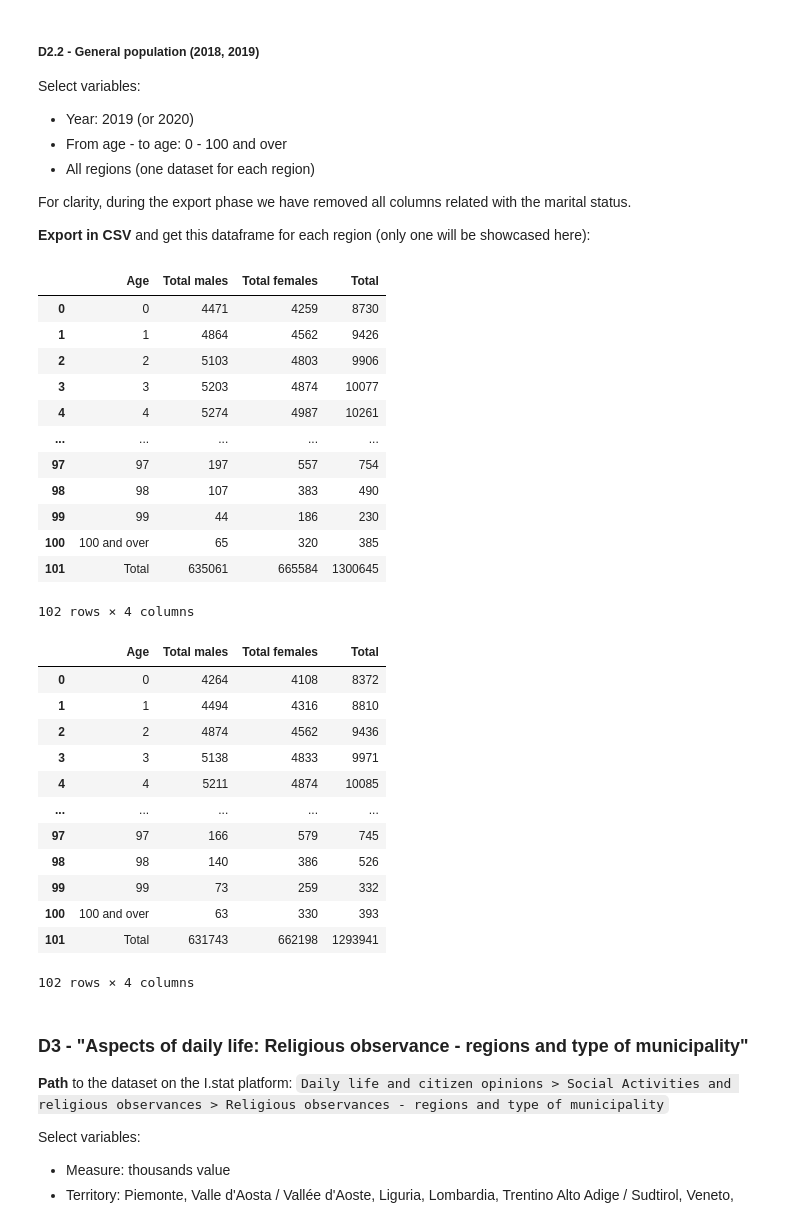
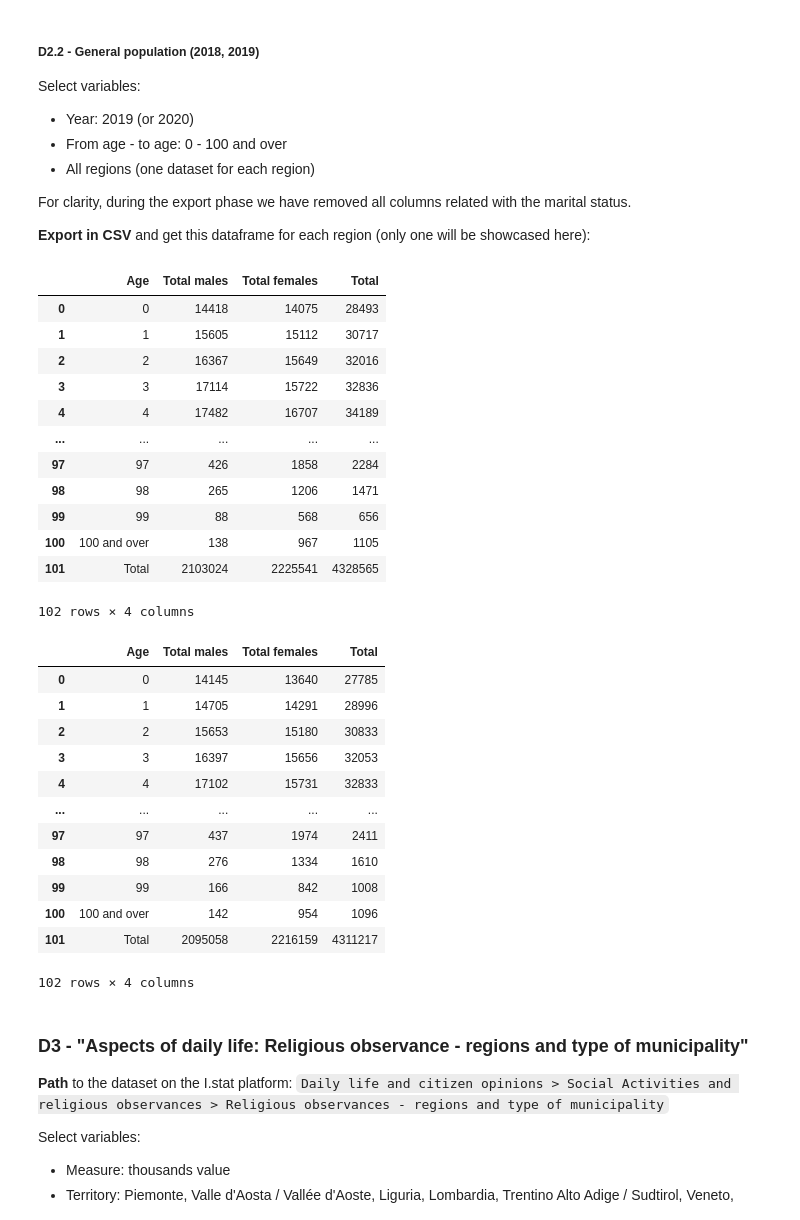
Before and after one commit to OrsolaMBorrini/blessedfruit, a Jupyter notebook: documentation/srcDB_doc.ipynb, the cells around one changed output. Saved outputs shown, nothing was run; the diff lists cells and outputs as text; code cells hidden in the pictures.

```diff
--- a/documentation/srcDB_doc.ipynb
+++ b/documentation/srcDB_doc.ipynb
@@ -147,39 +158,39 @@ For clarity, during the export phase we have removed all columns related with th
 **Export in CSV** and get this dataframe for each region (only one will be showcased here):
 # %%
 # Example for 2018, only one region
-ex2018_general = read_csv('../data/srcDS/Population/General/2018General/G2018Abruzzo.csv')
+ex2018_general = read_csv('../data/srcDS/Population/General/2018General/G2018ITC1.csv')
 ex2018_general
 # %% [output]
 |  | Age | Total males | Total females | Total |
-| 0 | 0 | 4471 | 4259 | 8730 |
-| 1 | 1 | 4864 | 4562 | 9426 |
-| 2 | 2 | 5103 | 4803 | 9906 |
-| 3 | 3 | 5203 | 4874 | 10077 |
-| 4 | 4 | 5274 | 4987 | 10261 |
+| 0 | 0 | 14418 | 14075 | 28493 |
+| 1 | 1 | 15605 | 15112 | 30717 |
+| 2 | 2 | 16367 | 15649 | 32016 |
+| 3 | 3 | 17114 | 15722 | 32836 |
+| 4 | 4 | 17482 | 16707 | 34189 |
 | ... | ... | ... | ... | ... |
-| 97 | 97 | 197 | 557 | 754 |
-| 98 | 98 | 107 | 383 | 490 |
-| 99 | 99 | 44 | 186 | 230 |
-| 100 | 100 and over | 65 | 320 | 385 |
-| 101 | Total | 635061 | 665584 | 1300645 |
+| 97 | 97 | 426 | 1858 | 2284 |
+| 98 | 98 | 265 | 1206 | 1471 |
+| 99 | 99 | 88 | 568 | 656 |
+| 100 | 100 and over | 138 | 967 | 1105 |
+| 101 | Total | 2103024 | 2225541 | 4328565 |
 102 rows × 4 columns
 # %%
 # Example for 2019, only one region
-ex2019_general = read_csv('../data/srcDS/Population/General/2019General/G2019Abruzzo.csv')
+ex2019_general = read_csv('../data/srcDS/Population/General/2019General/G2019ITC1.csv')
 ex2019_general
 # %% [output]
 |  | Age | Total males | Total females | Total |
-| 0 | 0 | 4264 | 4108 | 8372 |
-| 1 | 1 | 4494 | 4316 | 8810 |
-| 2 | 2 | 4874 | 4562 | 9436 |
-| 3 | 3 | 5138 | 4833 | 9971 |
-| 4 | 4 | 5211 | 4874 | 10085 |
+| 0 | 0 | 14145 | 13640 | 27785 |
+| 1 | 1 | 14705 | 14291 | 28996 |
+| 2 | 2 | 15653 | 15180 | 30833 |
+| 3 | 3 | 16397 | 15656 | 32053 |
+| 4 | 4 | 17102 | 15731 | 32833 |
 | ... | ... | ... | ... | ... |
-| 97 | 97 | 166 | 579 | 745 |
-| 98 | 98 | 140 | 386 | 526 |
-| 99 | 99 | 73 | 259 | 332 |
-| 100 | 100 and over | 63 | 330 | 393 |
-| 101 | Total | 631743 | 662198 | 1293941 |
+| 97 | 97 | 437 | 1974 | 2411 |
+| 98 | 98 | 276 | 1334 | 1610 |
+| 99 | 99 | 166 | 842 | 1008 |
+| 100 | 100 and over | 142 | 954 | 1096 |
+| 101 | Total | 2095058 | 2216159 | 4311217 |
 102 rows × 4 columns
 # %% [markdown]
 ### D3 - "Aspects of daily life: Religious observance - regions and type of municipality"
```
Also changed, not shown: parts of 11 cells of this notebook, 1 other file.
